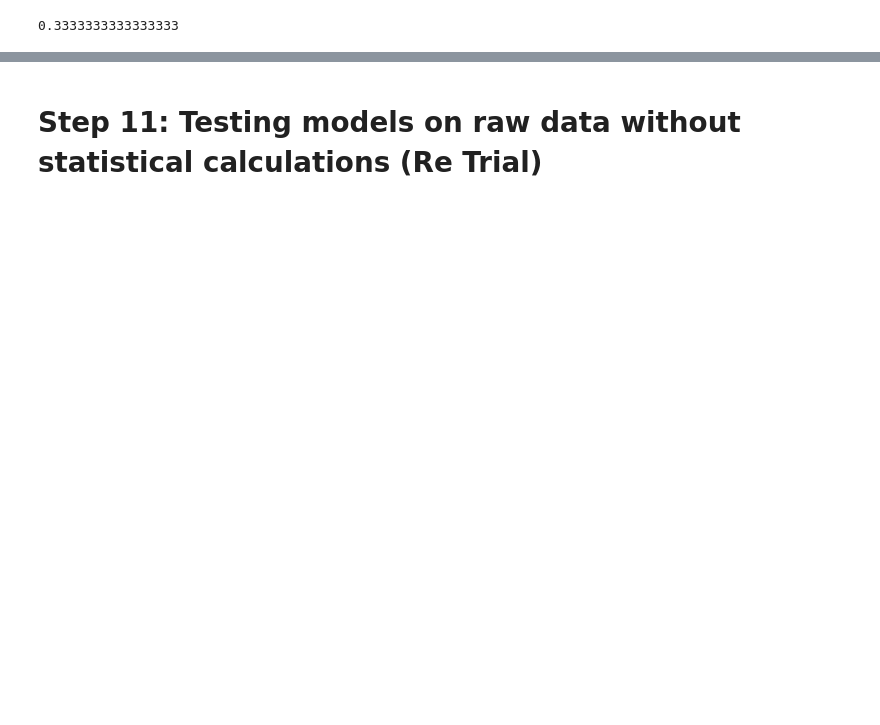
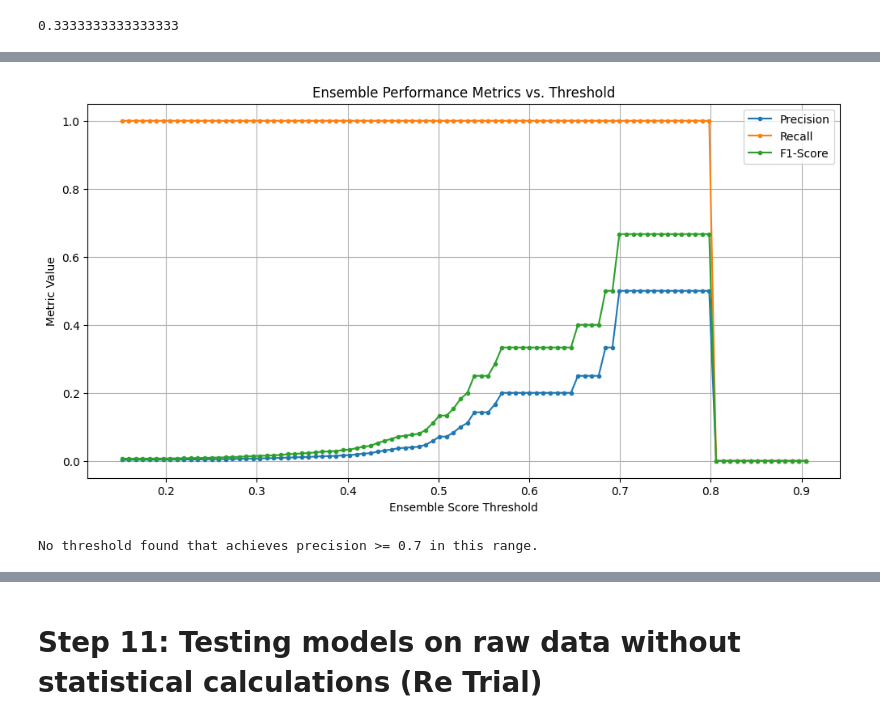
Before and after one commit to shubhiv02-learner/banking-log-anomaly-detection, a Jupyter notebook: notebooks/SentinelIQ.ipynb, the cells around one changed output, grey strips where cells are left out. Saved outputs shown, nothing was run; the diff lists cells and outputs as text; code cells hidden in the pictures; blank space fills up the shorter version.

```diff
--- a/notebooks/SentinelIQ.ipynb
+++ b/notebooks/SentinelIQ.ipynb
@@ -2160,0 +2256,70 @@ print(top_k_precision)
+# %%
+import numpy as np
+import matplotlib.pyplot as plt
+from sklearn.metrics import precision_score, recall_score, f1_score
+
+# Assuming ensemble_score and y_test are already defined from previous cells
+# If not, ensure they are loaded or computed first.
+
+thresholds = np.linspace(ensemble_score.min(), ensemble_score.max(), 100)
+
+precision_scores = []
+recall_scores = []
+f1_scores = []
+
+for threshold in thresholds:
+    temp_preds = (ensemble_score > threshold).astype(int)
+
+    # Only calculate scores if there are positive predictions, to avoid warnings/errors
+    # Or, handle cases where y_true contains no positive labels if temp_preds has some, and vice-versa
+    if np.sum(temp_preds) == 0 and np.sum(y_test) == 0: # Both have no positives, perfect precision/recall
+        precision_scores.append(1.0)
+        recall_scores.append(1.0)
+        f1_scores.append(1.0)
+    elif np.sum(temp_preds) == 0 and np.sum(y_test) > 0: # No predictions, but actual anomalies exist
+        precision_scores.append(0.0)
+        recall_scores.append(0.0)
+        f1_scores.append(0.0)
+    elif np.sum(temp_preds) > 0 or np.sum(y_test) > 0: # At least one positive prediction or actual anomaly
+        precision_scores.append(precision_score(y_test, temp_preds, zero_division=0))
+        recall_scores.append(recall_score(y_test, temp_preds, zero_division=0))
+        f1_scores.append(f1_score(y_test, temp_preds, zero_division=0))
+    else:
+        precision_scores.append(np.nan) # Should not happen with zero_division=0
+        recall_scores.append(np.nan)
+        f1_scores.append(np.nan)
+
+# Plotting the results
+plt.figure(figsize=(12, 6))
+plt.plot(thresholds, precision_scores, label='Precision', marker='.')
+plt.plot(thresholds, recall_scores, label='Recall', marker='.')
+plt.plot(thresholds, f1_scores, label='F1-Score', marker='.')
+
+plt.xlabel('Ensemble Score Threshold')
+plt.ylabel('Metric Value')
+plt.title('Ensemble Performance Metrics vs. Threshold')
+plt.legend()
+plt.grid(True)
+plt.show()
+
+# You can then visually inspect the plot to find a threshold that gives you
+# an acceptable precision (to reduce false positives) while keeping recall at a desired level.
+# For example, if you want a precision of 0.8, you can find the corresponding threshold on the plot.
+
+# Example: Find a threshold that yields a precision > 0.8 (if achievable)
+# This is a basic example; for a real scenario, you might want to consider specific business costs
+# of false positives vs. false negatives.
+
+# Find the index of the first threshold where precision is above a certain value
+# For demonstration, let's target precision >= 0.7
+target_precision = 0.7
+high_precision_thresholds = [t for t, p in zip(thresholds, precision_scores) if p >= target_precision]
+
+if high_precision_thresholds:
+    recommended_threshold = min(high_precision_thresholds)
+    print(f"\nRecommended threshold for precision >= {target_precision:.1f}: {recommended_threshold:.4f}")
+else:
+    print(f"\nNo threshold found that achieves precision >= {target_precision:.1f} in this range.")
+# %% [output]
+[figure, added]
+No threshold found that achieves precision >= 0.7 in this range.
```
Also changed, not shown: parts of 43 cells of this notebook.
